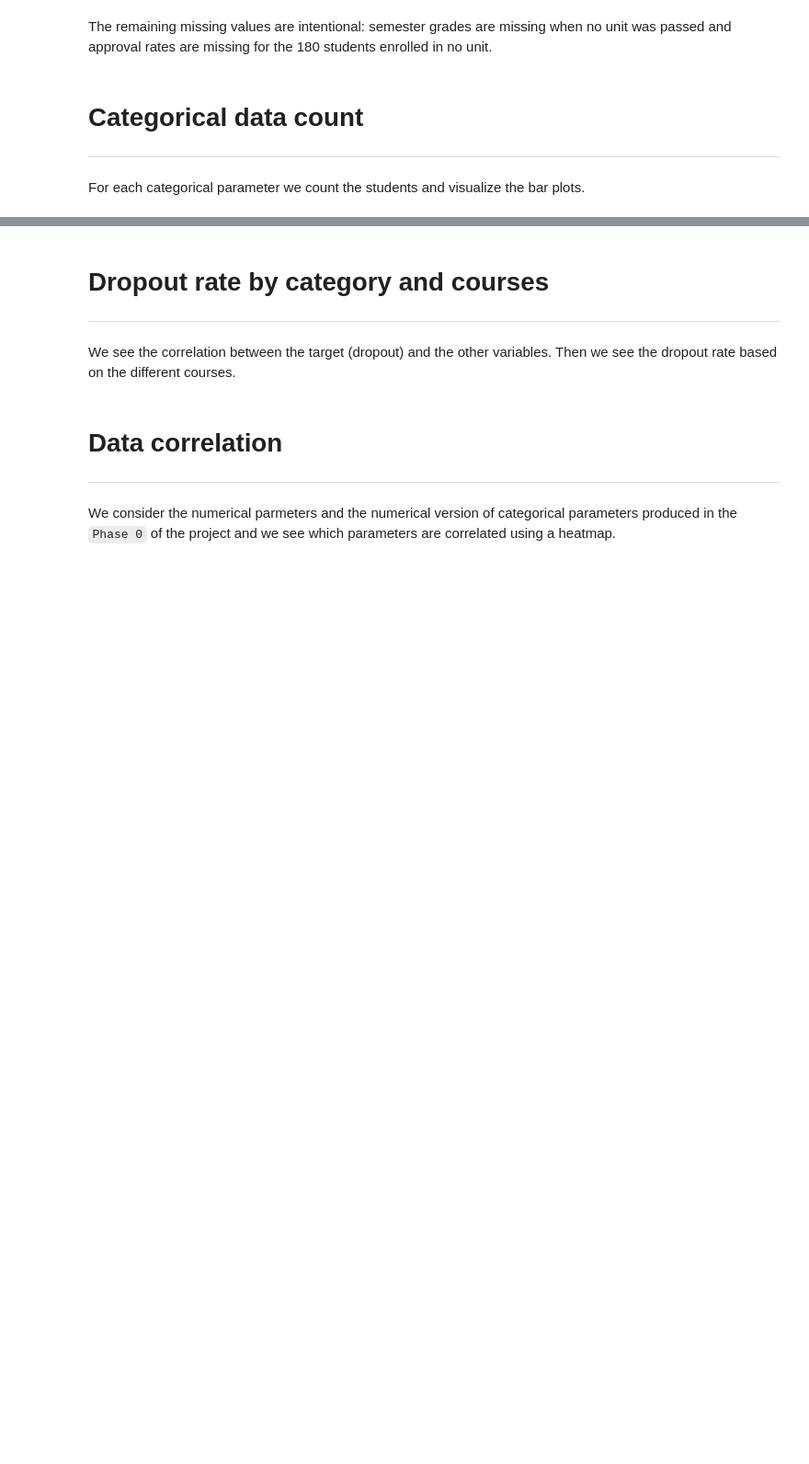
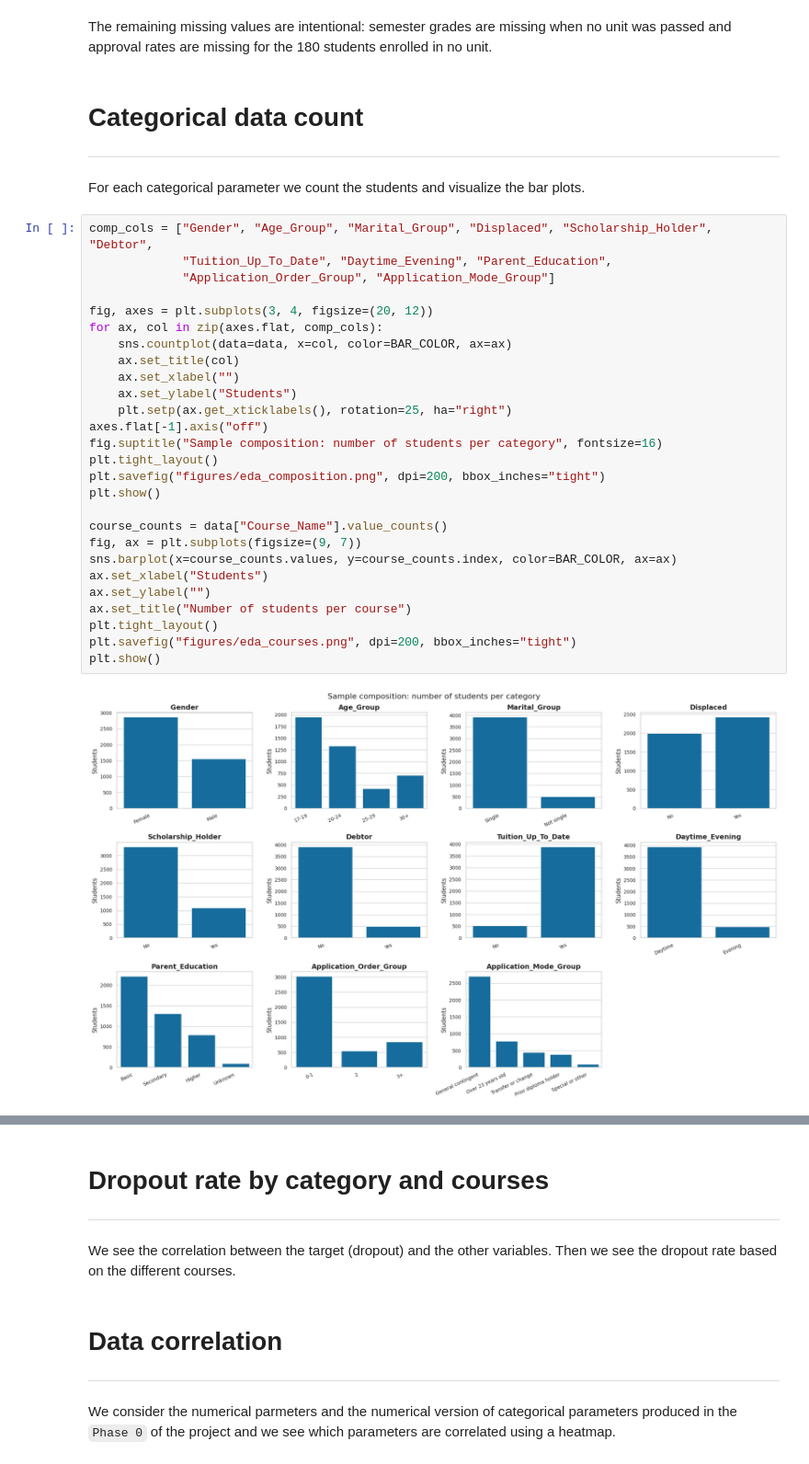
Before and after one commit to Martazzz/dropout_rate_academic_success, a Jupyter notebook: notebooks/01_cleaning_eda.ipynb, the cells around one changed output, grey strips where cells are left out. Shown at 92% size. Drawn from its saved outputs; the diff is of its cells as text; blank space fills up the shorter version.

```diff
--- a/notebooks/01_cleaning_eda.ipynb
+++ b/notebooks/01_cleaning_eda.ipynb
@@ -351,3 +351,32 @@ The remaining missing values are intentional: semester grades are missing when n
 # Categorical data count
 ---
 For each categorical parameter we count the students and visualize the bar plots.
+# %%
+comp_cols = ["Gender", "Age_Group", "Marital_Group", "Displaced", "Scholarship_Holder", "Debtor",
+             "Tuition_Up_To_Date", "Daytime_Evening", "Parent_Education",
+             "Application_Order_Group", "Application_Mode_Group"]
+
+fig, axes = plt.subplots(3, 4, figsize=(20, 12))
+for ax, col in zip(axes.flat, comp_cols):
+    sns.countplot(data=data, x=col, color=BAR_COLOR, ax=ax)
+    ax.set_title(col)
+    ax.set_xlabel("")
+    ax.set_ylabel("Students")
+    plt.setp(ax.get_xticklabels(), rotation=25, ha="right")
+axes.flat[-1].axis("off")
+fig.suptitle("Sample composition: number of students per category", fontsize=16)
+plt.tight_layout()
+plt.savefig("figures/eda_composition.png", dpi=200, bbox_inches="tight")
+plt.show()
+
+course_counts = data["Course_Name"].value_counts()
+fig, ax = plt.subplots(figsize=(9, 7))
+sns.barplot(x=course_counts.values, y=course_counts.index, color=BAR_COLOR, ax=ax)
+ax.set_xlabel("Students")
+ax.set_ylabel("")
+ax.set_title("Number of students per course")
+plt.tight_layout()
+plt.savefig("figures/eda_courses.png", dpi=200, bbox_inches="tight")
+plt.show()
+# %% [output]
+[figure, added]
```
Also changed, not shown: parts of 4 cells of this notebook.
